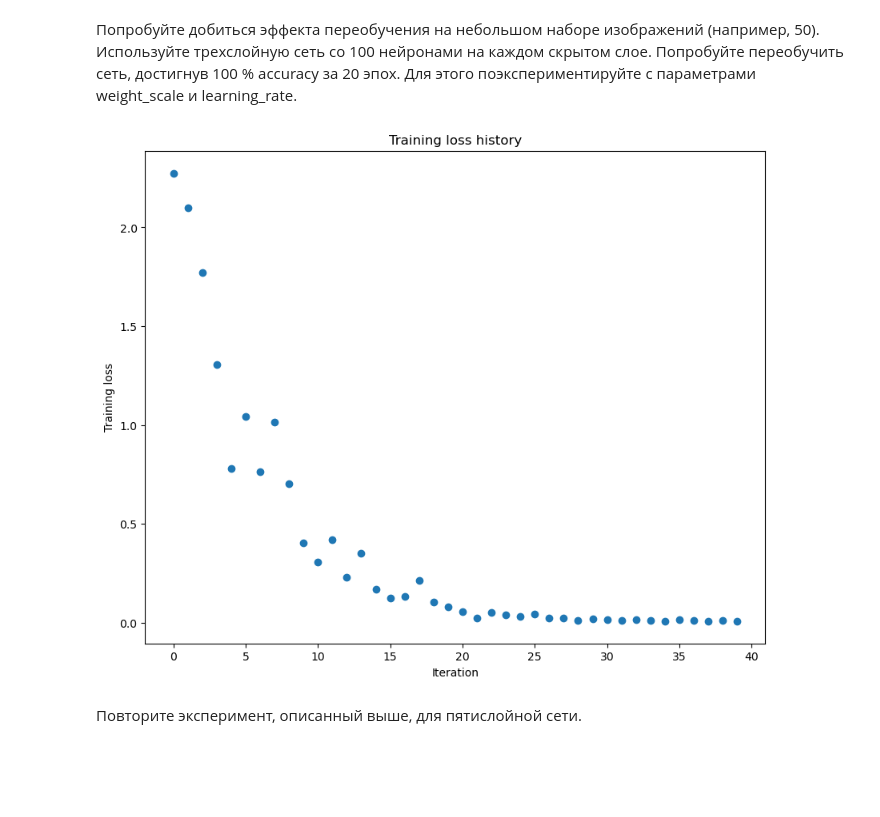
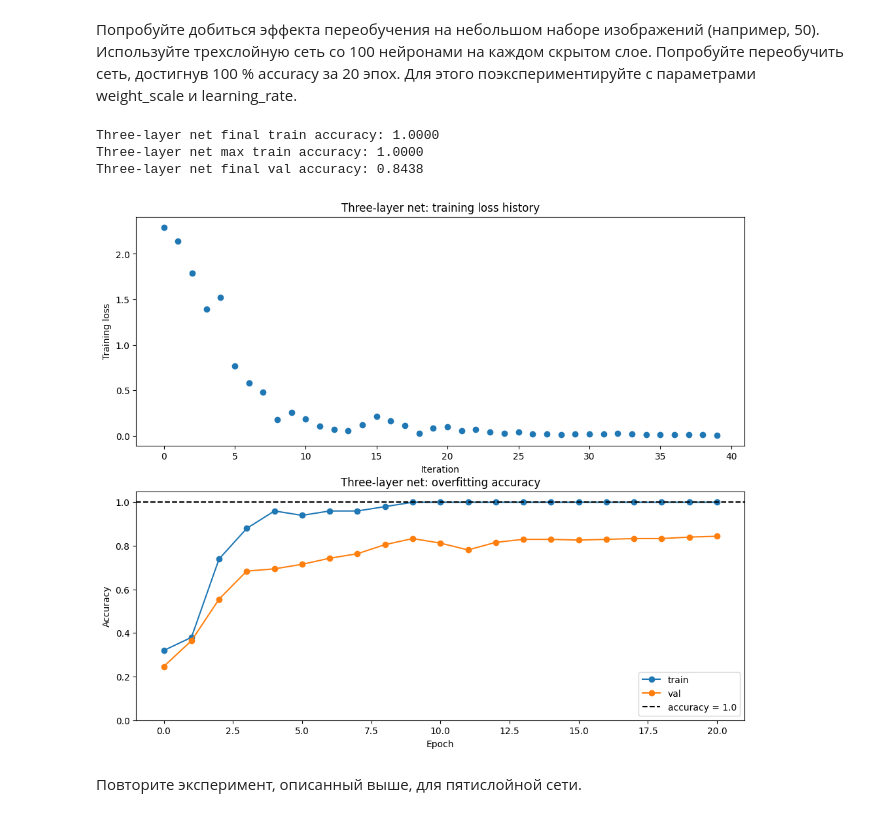
Before and after one commit to dvapack/AILabs, a Jupyter notebook: DeepLearning/lab_3/assignment3.ipynb, the cells around one changed output. Drawn from its saved outputs; the diff is of its cells as text; code cells hidden in the pictures; blank space fills up the shorter version.

```diff
--- a/DeepLearning/lab_3/assignment3.ipynb
+++ b/DeepLearning/lab_3/assignment3.ipynb
@@ -385,35 +385,60 @@ b3 relative error: 1.57e-10
 # %% [markdown]
 Попробуйте добиться эффекта переобучения на небольшом наборе изображений (например, 50). Используйте трехслойную сеть со 100 нейронами на каждом скрытом слое. Попробуйте переобучить сеть, достигнув 100 % accuracy за 20 эпох. Для этого поэкспериментируйте с параметрами weight_scale и learning_rate.
 # %%
+
+np.random.seed(231)
+
 num_train = 50
 small_data = {
   'X_train': data['X_train'][:num_train],
   'y_train': data['y_train'][:num_train],
   'X_val': data['X_val'],
   'y_val': data['y_val'],
 }
 
 weight_scale = 5e-2
 learning_rate = 2e-1
 model = FullyConnectedNet([100, 100], input_dim=data['X_train'].shape[1], num_classes=10,
               weight_scale=weight_scale, dtype=np.float64)
 solver = Solver(model, small_data,
                 print_every=10, num_epochs=20, batch_size=25,
                 update_rule='sgd',
                 optim_config={
                   'learning_rate': learning_rate,
                 },
                 verbose=False
          )
 solver.train()
 
+train_acc = solver.check_accuracy(small_data['X_train'], small_data['y_train'])
+val_acc = solver.check_accuracy(small_data['X_val'], small_data['y_val'])
+print(f'Three-layer net final train accuracy: {train_acc:.4f}')
+print(f'Three-layer net max train accuracy: {max(solver.train_acc_history):.4f}')
+print(f'Three-layer net final val accuracy: {val_acc:.4f}')
+
+plt.subplot(2, 1, 1)
 plt.plot(solver.loss_history, 'o')
-plt.title('Training loss history')
+plt.title('Three-layer net: training loss history')
 plt.xlabel('Iteration')
 plt.ylabel('Training loss')
+
+plt.subplot(2, 1, 2)
+plt.plot(solver.train_acc_history, '-o', label='train')
+plt.plot(solver.val_acc_history, '-o', label='val')
+plt.axhline(1.0, color='k', linestyle='--', label='accuracy = 1.0')
+plt.title('Three-layer net: overfitting accuracy')
+plt.xlabel('Epoch')
+plt.ylabel('Accuracy')
+plt.ylim(0, 1.05)
+plt.legend(loc='lower right')
+
+plt.gcf().set_size_inches(12, 10)
 plt.show()
 # %% [output]
+Three-layer net final train accuracy: 1.0000
+Three-layer net max train accuracy: 1.0000
+Three-layer net final val accuracy: 0.8438
-[figure, old version]
+[figure, new version]
 # %% [markdown]
 Повторите эксперимент, описанный выше, для пятислойной сети.
 # %%
```
Also changed, not shown: parts of 15 cells of this notebook, 1 other file.
